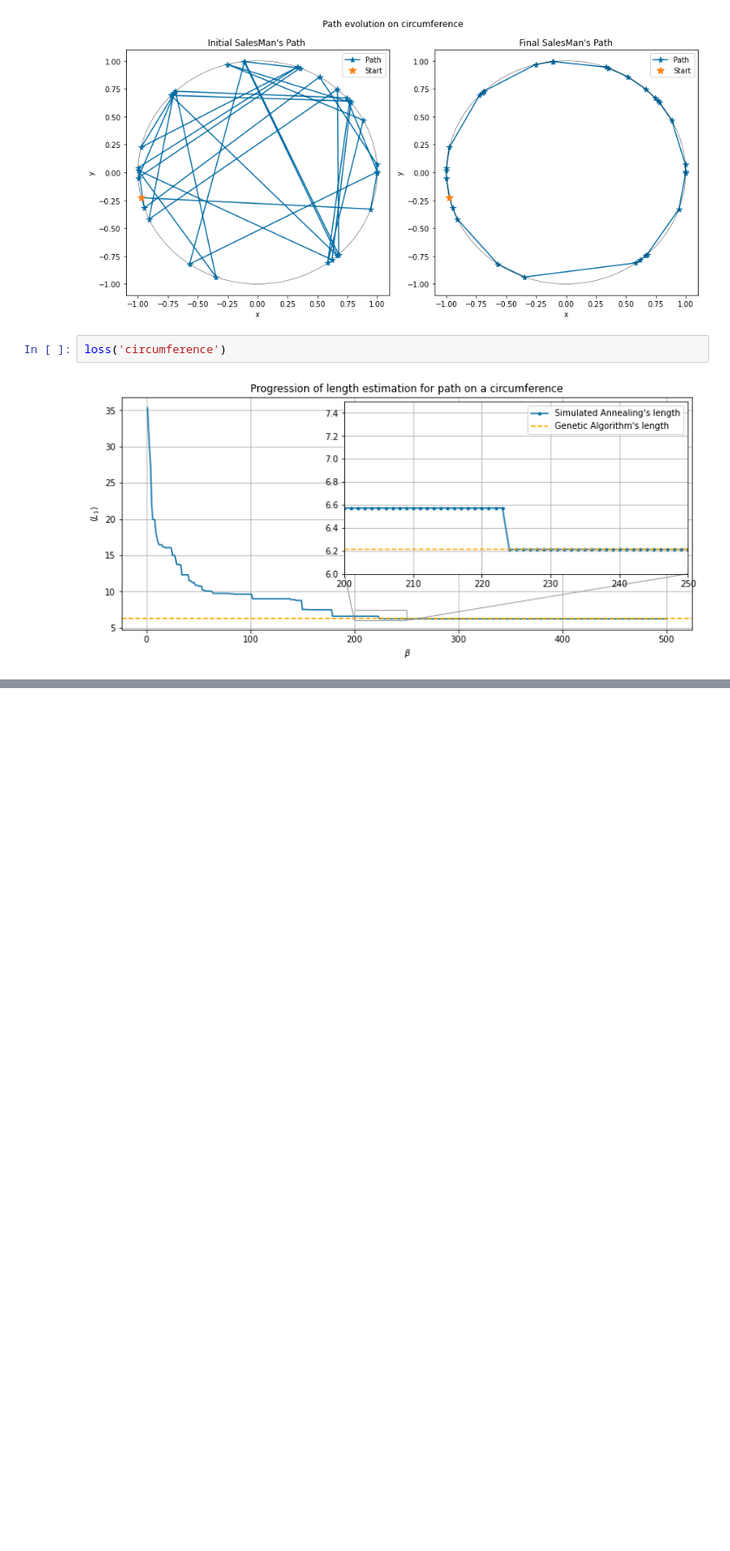
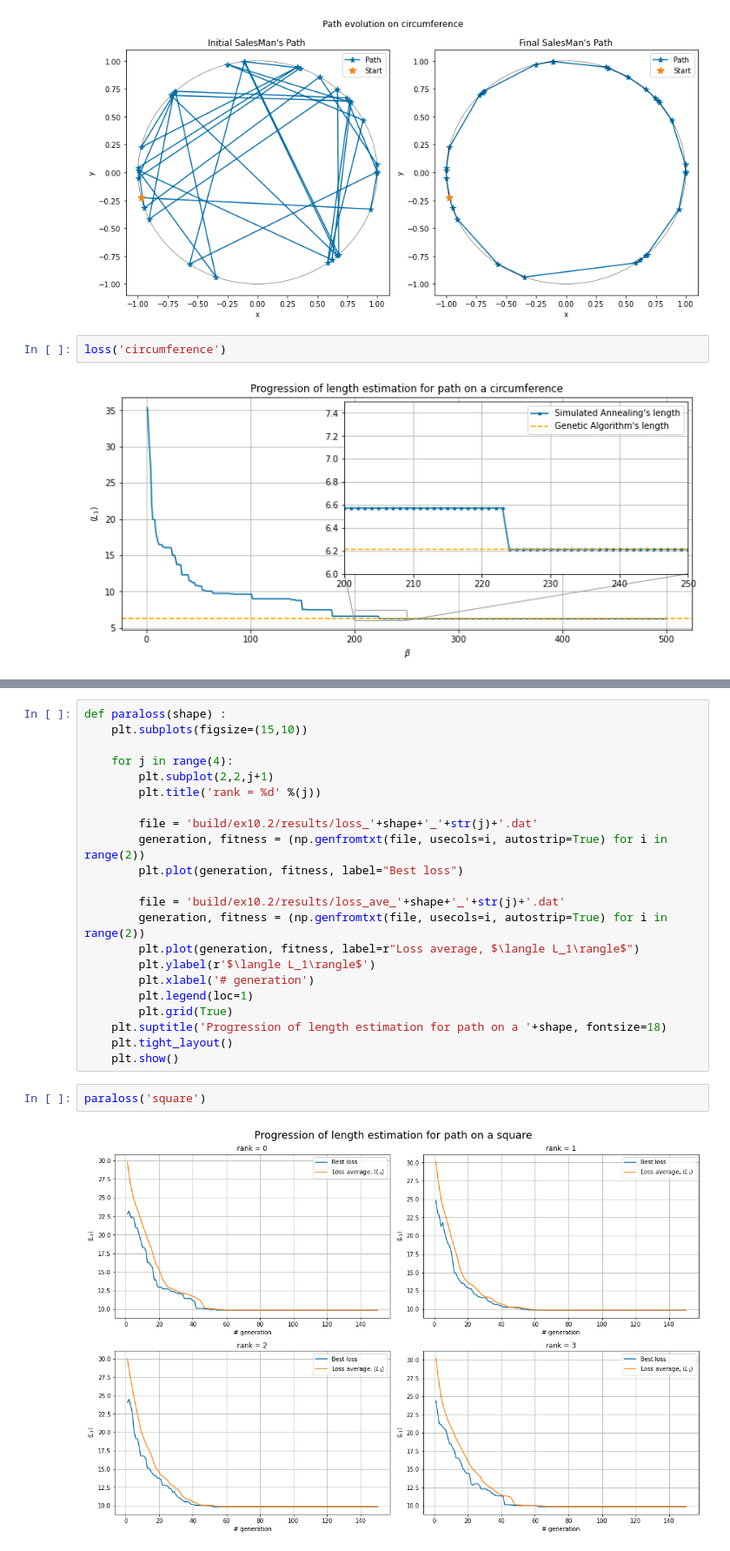
Before and after one commit to pyros-cyber/lsn, a Jupyter notebook: exercise10/exercise10.ipynb, the cells around one changed output, grey strips where cells are left out. Shown at 87% size. Drawn from its saved outputs; the diff is of its cells as text; blank space fills up the shorter version.

```diff
--- a/exercise10/exercise10.ipynb
+++ b/exercise10/exercise10.ipynb
@@ -158,0 +195,26 @@ Our model falls into the **Single Program Multiple Data (SPMD)** model, where th
+# %%
+def paraloss(shape) :
+    plt.subplots(figsize=(15,10))
+
+    for j in range(4):
+        plt.subplot(2,2,j+1)
+        plt.title('rank = %d' %(j))
+
+        file = 'build/ex10.2/results/loss_'+shape+'_'+str(j)+'.dat'
+        generation, fitness = (np.genfromtxt(file, usecols=i, autostrip=True) for i in range(2))
+        plt.plot(generation, fitness, label="Best loss")
+
+        file = 'build/ex10.2/results/loss_ave_'+shape+'_'+str(j)+'.dat'
+        generation, fitness = (np.genfromtxt(file, usecols=i, autostrip=True) for i in range(2))
+        plt.plot(generation, fitness, label=r"Loss average, $\langle L_1\rangle$")
+        plt.ylabel(r'$\langle L_1\rangle$')
+        plt.xlabel('# generation')
+        plt.legend(loc=1)
+        plt.grid(True)
+    plt.suptitle('Progression of length estimation for path on a '+shape, fontsize=18)
+    plt.tight_layout()
+    plt.show()
+# %%
+paraloss('square')
+# %% [output]
+[figure, added]
```
Also changed, not shown: parts of 8 cells of this notebook.
